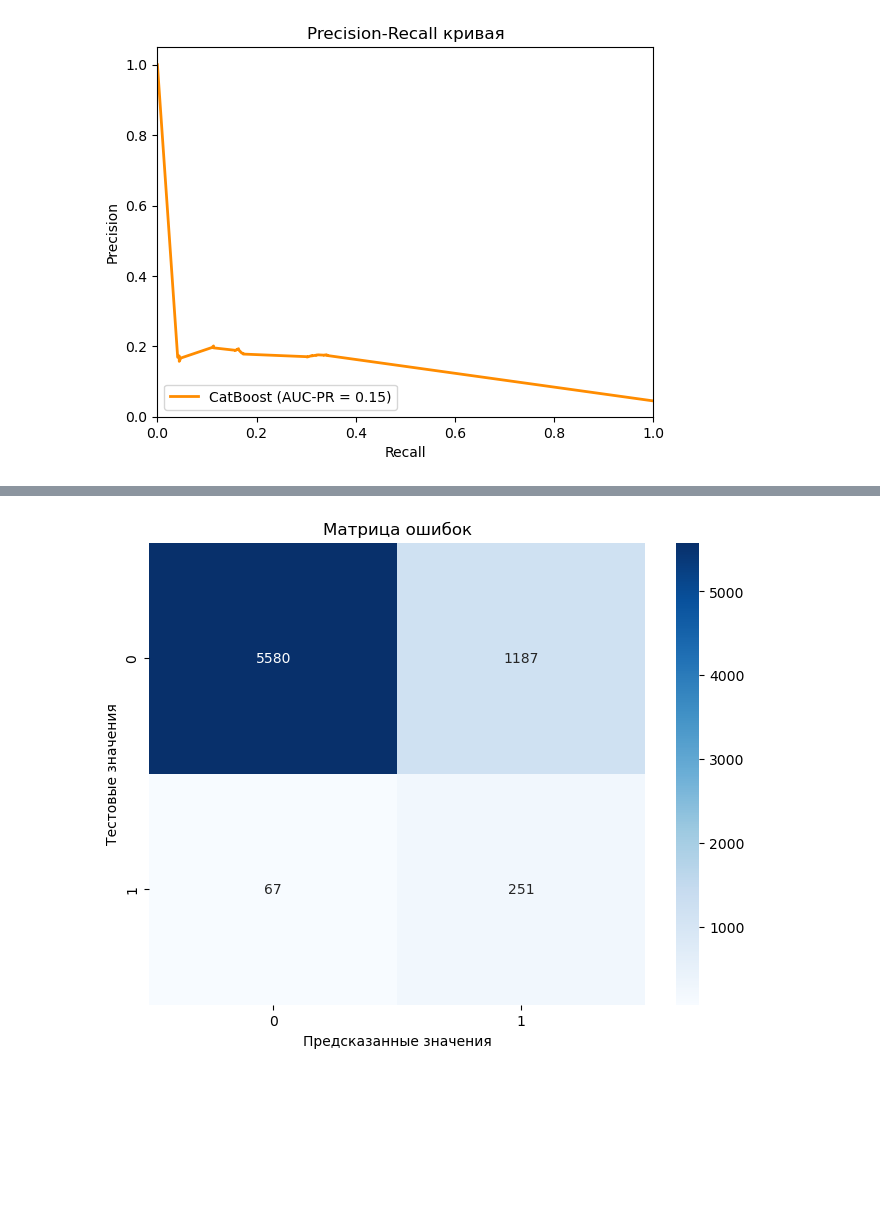
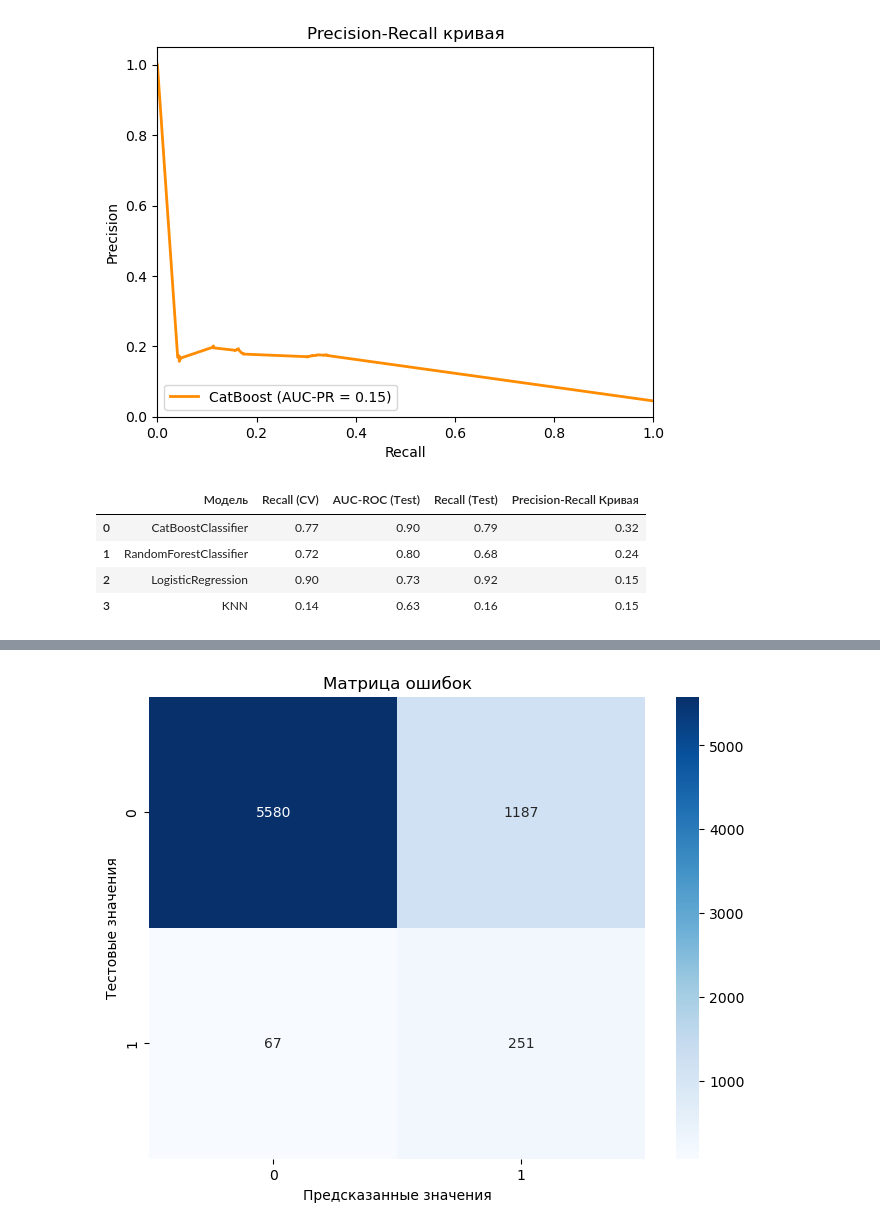
Before and after one commit to KilArtur/budget_places_forecast, a Jupyter notebook: Untitled10.ipynb, the cells around one changed output, grey strips where cells are left out. Drawn from its saved outputs; the diff is of its cells as text; code cells hidden in the pictures; blank space fills up the shorter version.

```diff
--- a/Untitled10.ipynb
+++ b/Untitled10.ipynb
@@ -854,6 +866,23 @@ plt.legend(loc='lower left')
 plt.show()
 # %% [output]
 [figure]
+# %%
+# выбор лучшей модели
+data = {
+    'Модель': ['CatBoostClassifier', 'RandomForestClassifier', 'LogisticRegression', 'KNN'],
+    'Recall (CV)': [0.77, 0.72, 0.90, 0.14],
+    'AUC-ROC (Тest)': [0.90, 0.80, 0.73, 0.63],
+    'Recall (Тest)': [0.79, 0.68, 0.92, 0.16],
+    'Precision-Recall Кривая': [0.32, 0.24, 0.15, 0.15]
+}
+df = pd.DataFrame(data)
+df
+# %% [output]
+|  | Модель | Recall (CV) | AUC-ROC (Тest) | Recall (Тest) | Precision-Recall Кривая |
+| 0 | CatBoostClassifier | 0.77 | 0.90 | 0.79 | 0.32 |
+| 1 | RandomForestClassifier | 0.72 | 0.80 | 0.68 | 0.24 |
+| 2 | LogisticRegression | 0.90 | 0.73 | 0.92 | 0.15 |
+| 3 | KNN | 0.14 | 0.63 | 0.16 | 0.15 |
 # %%
 %%time
 # инициализация лучшей модели и ее обучение
```
Also changed, not shown: parts of 16 cells of this notebook.
